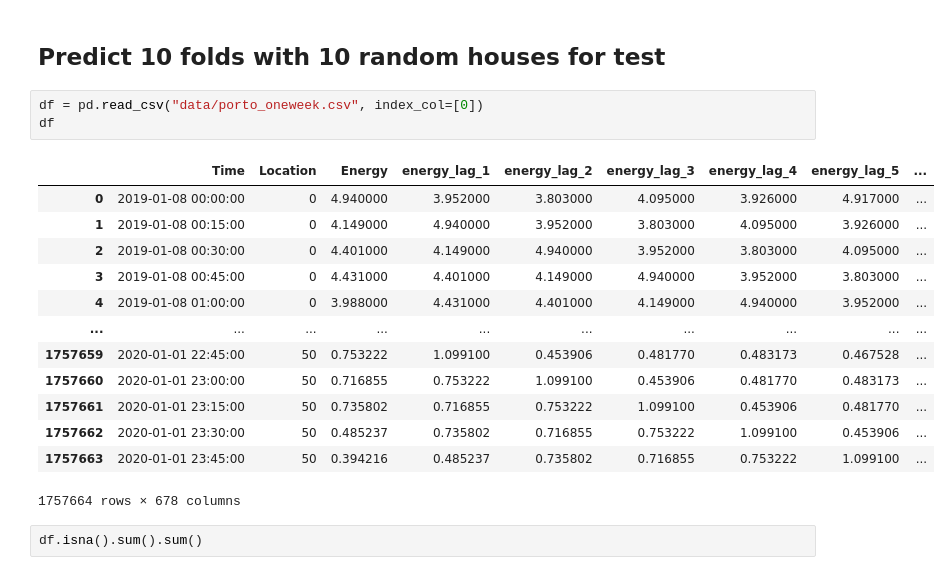
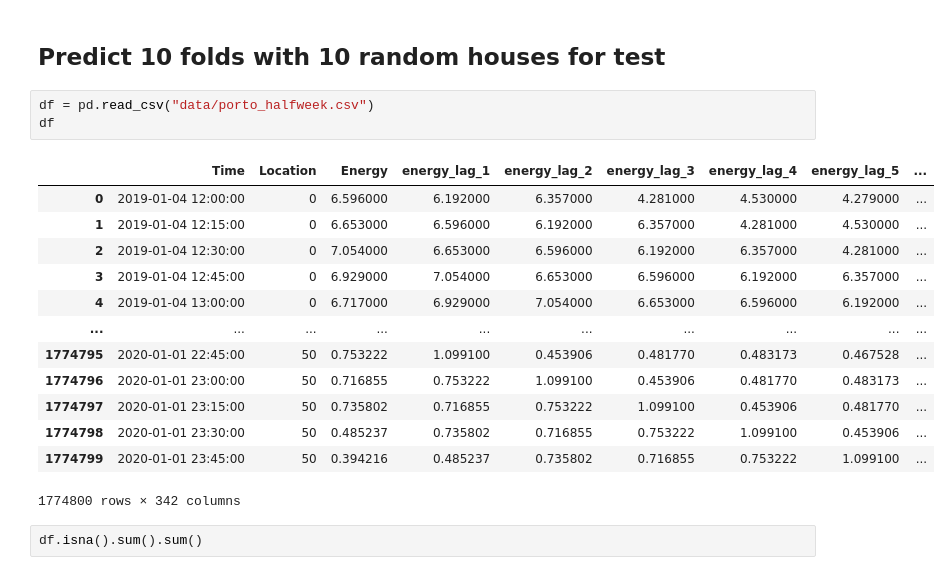
Before and after one commit to franciscomonteiro85/rec-energy-prediction-algorithm, a Jupyter notebook: Algorithms_Porto.ipynb, the cells around one changed output. Saved outputs shown, nothing was run; the diff lists cells and outputs as text.

```diff
--- a/Algorithms_Porto.ipynb
+++ b/Algorithms_Porto.ipynb
@@ -218,22 +204,22 @@ def test_leave_house_out(df, estimator, locations, filename):
 # %% [markdown]
 ## Predict  10 folds with 10 random houses for test
 # %%
-df = pd.read_csv("data/porto_oneweek.csv", index_col=[0])
+df = pd.read_csv("data/porto_halfweek.csv")
 df
 # %% [output]
 |  | Time | Location | Energy | energy_lag_1 | energy_lag_2 | energy_lag_3 | energy_lag_4 | energy_lag_5 | ... |
-| 0 | 2019-01-08 00:00:00 | 0 | 4.940000 | 3.952000 | 3.803000 | 4.095000 | 3.926000 | 4.917000 | ... |
-| 1 | 2019-01-08 00:15:00 | 0 | 4.149000 | 4.940000 | 3.952000 | 3.803000 | 4.095000 | 3.926000 | ... |
-| 2 | 2019-01-08 00:30:00 | 0 | 4.401000 | 4.149000 | 4.940000 | 3.952000 | 3.803000 | 4.095000 | ... |
-| 3 | 2019-01-08 00:45:00 | 0 | 4.431000 | 4.401000 | 4.149000 | 4.940000 | 3.952000 | 3.803000 | ... |
-| 4 | 2019-01-08 01:00:00 | 0 | 3.988000 | 4.431000 | 4.401000 | 4.149000 | 4.940000 | 3.952000 | ... |
+| 0 | 2019-01-04 12:00:00 | 0 | 6.596000 | 6.192000 | 6.357000 | 4.281000 | 4.530000 | 4.279000 | ... |
+| 1 | 2019-01-04 12:15:00 | 0 | 6.653000 | 6.596000 | 6.192000 | 6.357000 | 4.281000 | 4.530000 | ... |
+| 2 | 2019-01-04 12:30:00 | 0 | 7.054000 | 6.653000 | 6.596000 | 6.192000 | 6.357000 | 4.281000 | ... |
+| 3 | 2019-01-04 12:45:00 | 0 | 6.929000 | 7.054000 | 6.653000 | 6.596000 | 6.192000 | 6.357000 | ... |
+| 4 | 2019-01-04 13:00:00 | 0 | 6.717000 | 6.929000 | 7.054000 | 6.653000 | 6.596000 | 6.192000 | ... |
 | ... | ... | ... | ... | ... | ... | ... | ... | ... | ... |
-| 1757659 | 2020-01-01 22:45:00 | 50 | 0.753222 | 1.099100 | 0.453906 | 0.481770 | 0.483173 | 0.467528 | ... |
-| 1757660 | 2020-01-01 23:00:00 | 50 | 0.716855 | 0.753222 | 1.099100 | 0.453906 | 0.481770 | 0.483173 | ... |
-| 1757661 | 2020-01-01 23:15:00 | 50 | 0.735802 | 0.716855 | 0.753222 | 1.099100 | 0.453906 | 0.481770 | ... |
-| 1757662 | 2020-01-01 23:30:00 | 50 | 0.485237 | 0.735802 | 0.716855 | 0.753222 | 1.099100 | 0.453906 | ... |
-| 1757663 | 2020-01-01 23:45:00 | 50 | 0.394216 | 0.485237 | 0.735802 | 0.716855 | 0.753222 | 1.099100 | ... |
+| 1774795 | 2020-01-01 22:45:00 | 50 | 0.753222 | 1.099100 | 0.453906 | 0.481770 | 0.483173 | 0.467528 | ... |
+| 1774796 | 2020-01-01 23:00:00 | 50 | 0.716855 | 0.753222 | 1.099100 | 0.453906 | 0.481770 | 0.483173 | ... |
+| 1774797 | 2020-01-01 23:15:00 | 50 | 0.735802 | 0.716855 | 0.753222 | 1.099100 | 0.453906 | 0.481770 | ... |
+| 1774798 | 2020-01-01 23:30:00 | 50 | 0.485237 | 0.735802 | 0.716855 | 0.753222 | 1.099100 | 0.453906 | ... |
+| 1774799 | 2020-01-01 23:45:00 | 50 | 0.394216 | 0.485237 | 0.735802 | 0.716855 | 0.753222 | 1.099100 | ... |
-1757664 rows × 678 columns
+1774800 rows × 342 columns
 # %%
 df.isna().sum().sum()
 # %% [output]
```
Also changed, not shown: parts of 14 cells of this notebook, 3 other files.
